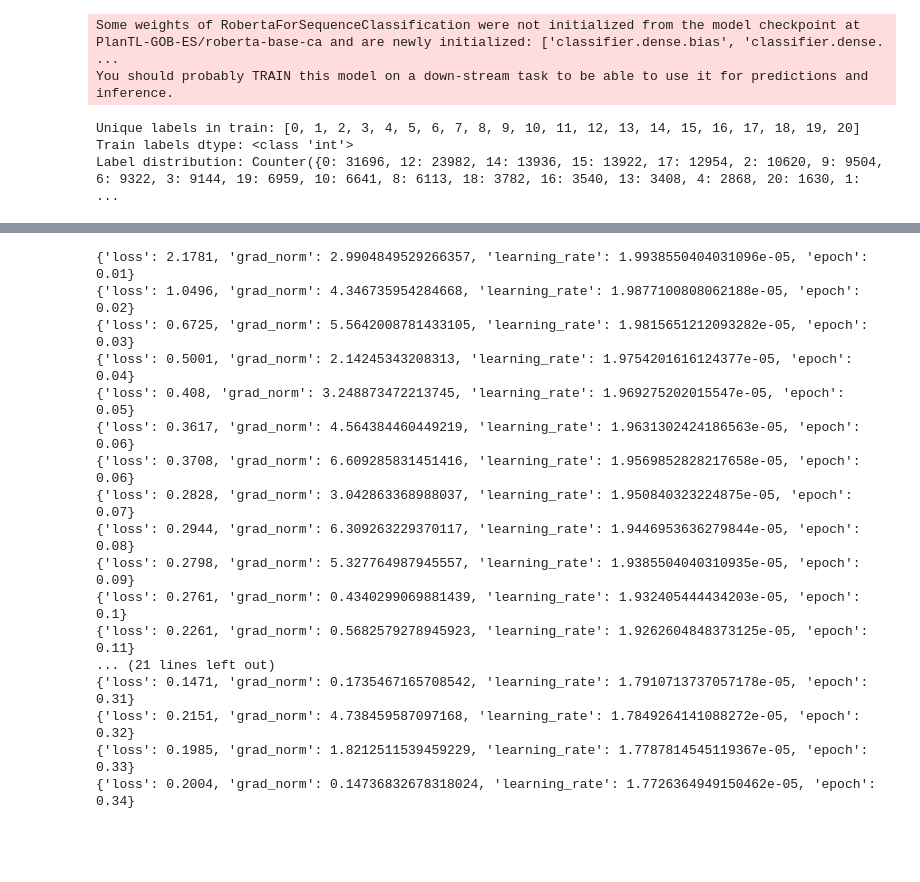
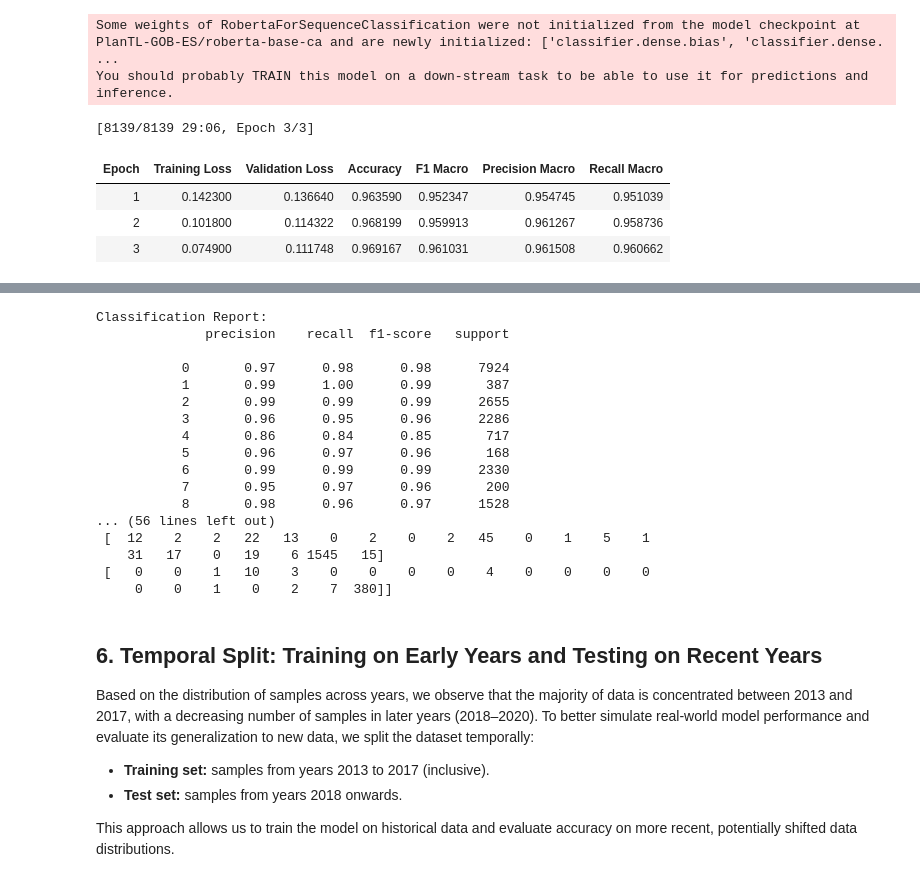
Before and after one commit to excxe/neuro, a Jupyter notebook: neuro.ipynb, the cells around one changed output, grey strips where cells are left out. Saved outputs shown, nothing was run; the diff lists cells and outputs as text; code cells hidden in the pictures; blank space fills up the shorter version.

Commit message:
New metrics added, Accuracy per years calculated, parameters of models actualized

```diff
--- a/neuro.ipynb
+++ b/neuro.ipynb
@@ -185,7 +185,7 @@ model_checkpoint = "PlanTL-GOB-ES/roberta-base-ca"
 # Load the pretrained BERT tokenizer to convert texts into input IDs and attention masks.
 tokenizer = AutoTokenizer.from_pretrained(model_checkpoint)
 
-max_length = 32  # Chosen based on the actual distribution: most texts have <= 14 words, 32 covers almost all cases.
+max_length = 64  # Cover occasional longer texts and better leverage available GPU memory
 
 def tokenize_batch(batch):
     # Tokenize texts, truncating or padding to a fixed max_length for batch processing.
@@ -240,23 +250,44 @@ You should probably TRAIN this model on a down-stream task to be able to use it
 # %%
 def compute_metrics(eval_pred):
     logits, labels = eval_pred
     preds = np.argmax(logits, axis=-1)
-    # Evaluate classification accuracy for validation, as required by project grading.
-    return {"accuracy": accuracy_score(labels, preds)}
+
+    accuracy = accuracy_score(labels, preds)
+    f1_macro = f1_score(labels, preds, average='macro')       # Average F1 score across classes
+    precision_macro = precision_score(labels, preds, average='macro')  # Average precision across classes
+    recall_macro = recall_score(labels, preds, average='macro')        # Average recall across classes
+
+    return {
+        "accuracy": accuracy,
+        "f1_macro": f1_macro,
+        "precision_macro": precision_macro,
+        "recall_macro": recall_macro
+    }
 
 trainer = Trainer(
     model=model,
     args=training_args,
     train_dataset=train_dataset,
     eval_dataset=val_dataset,
     compute_metrics=compute_metrics
 )
 
 trainer.train()
+trainer.save_model("./best_roberta_ca_model_strats")
 
-# Save the best model for later inference and submission.
-trainer.save_model("./best_roberta_ca_model")
+# After training, get predictions on validation set for detailed analysis
+predictions = trainer.predict(val_dataset)
+preds = np.argmax(predictions.predictions, axis=-1)
+labels = predictions.label_ids
+
+print("Classification Report:")
+print(classification_report(labels, preds))
+
+print("Confusion Matrix:")
+print(confusion_matrix(labels, preds))
 # %% [output]
-Unique labels in train: [0, 1, 2, 3, 4, 5, 6, 7, 8, 9, 10, 11, 12, 13, 14, 15, 16, 17, 18, 19, 20]
-Train labels dtype: <class 'int'>
-Label distribution: Counter({0: 31696, 12: 23982, 14: 13936, 15: 13922, 17: 12954, 2: 10620, 9: 9504, 6: 9322, 3: 9144, 19: 6959, 10: 6641, 8: 6113, 18: 3782, 16: 3540, 13: 3408, 4: 2868, 20: 1630, 1: ...
+[8139/8139 29:06, Epoch 3/3]
+| Epoch | Training Loss | Validation Loss | Accuracy | F1 Macro | Precision Macro | Recall Macro |
+| 1 | 0.142300 | 0.136640 | 0.963590 | 0.952347 | 0.954745 | 0.951039 |
+| 2 | 0.101800 | 0.114322 | 0.968199 | 0.959913 | 0.961267 | 0.958736 |
+| 3 | 0.074900 | 0.111748 | 0.969167 | 0.961031 | 0.961508 | 0.960662 |
@@ -263,17 +295,26 @@ Label distribution: Counter({0: 31696, 12: 23982, 14: 13936, 15: 13922, 17: 1295
-{'loss': 2.1781, 'grad_norm': 2.9904849529266357, 'learning_rate': 1.9938550404031096e-05, 'epoch': 0.01}
-{'loss': 1.0496, 'grad_norm': 4.346735954284668, 'learning_rate': 1.9877100808062188e-05, 'epoch': 0.02}
-{'loss': 0.6725, 'grad_norm': 5.5642008781433105, 'learning_rate': 1.9815651212093282e-05, 'epoch': 0.03}
-{'loss': 0.5001, 'grad_norm': 2.14245343208313, 'learning_rate': 1.9754201616124377e-05, 'epoch': 0.04}
-{'loss': 0.408, 'grad_norm': 3.248873472213745, 'learning_rate': 1.969275202015547e-05, 'epoch': 0.05}
-{'loss': 0.3617, 'grad_norm': 4.564384460449219, 'learning_rate': 1.9631302424186563e-05, 'epoch': 0.06}
-{'loss': 0.3708, 'grad_norm': 6.609285831451416, 'learning_rate': 1.9569852828217658e-05, 'epoch': 0.06}
-{'loss': 0.2828, 'grad_norm': 3.042863368988037, 'learning_rate': 1.950840323224875e-05, 'epoch': 0.07}
-{'loss': 0.2944, 'grad_norm': 6.309263229370117, 'learning_rate': 1.9446953636279844e-05, 'epoch': 0.08}
-{'loss': 0.2798, 'grad_norm': 5.327764987945557, 'learning_rate': 1.9385504040310935e-05, 'epoch': 0.09}
-{'loss': 0.2761, 'grad_norm': 0.4340299069881439, 'learning_rate': 1.932405444434203e-05, 'epoch': 0.1}
-{'loss': 0.2261, 'grad_norm': 0.5682579278945923, 'learning_rate': 1.9262604848373125e-05, 'epoch': 0.11}
-... (21 lines left out)
-{'loss': 0.1471, 'grad_norm': 0.1735467165708542, 'learning_rate': 1.7910713737057178e-05, 'epoch': 0.31}
-{'loss': 0.2151, 'grad_norm': 4.738459587097168, 'learning_rate': 1.7849264141088272e-05, 'epoch': 0.32}
-{'loss': 0.1985, 'grad_norm': 1.8212511539459229, 'learning_rate': 1.7787814545119367e-05, 'epoch': 0.33}
-{'loss': 0.2004, 'grad_norm': 0.14736832678318024, 'learning_rate': 1.7726364949150462e-05, 'epoch': 0.34}
+Classification Report:
+              precision    recall  f1-score   support
+
+           0       0.97      0.98      0.98      7924
+           1       0.99      1.00      0.99       387
+           2       0.99      0.99      0.99      2655
+           3       0.96      0.95      0.96      2286
+           4       0.86      0.84      0.85       717
+           5       0.96      0.97      0.96       168
+           6       0.99      0.99      0.99      2330
+           7       0.95      0.97      0.96       200
+           8       0.98      0.96      0.97      1528
+... (56 lines left out)
+ [  12    2    2   22   13    0    2    0    2   45    0    1    5    1
+    31   17    0   19    6 1545   15]
+ [   0    0    1   10    3    0    0    0    0    4    0    0    0    0
+     0    0    1    0    2    7  380]]
+# %% [markdown]
+## 6. Temporal Split: Training on Early Years and Testing on Recent Years
+
+Based on the distribution of samples across years, we observe that the majority of data is concentrated between 2013 and 2017, with a decreasing number of samples in later years (2018–2020). To better simulate real-world model performance and evaluate its generalization to new data, we split the dataset temporally:
+
+- **Training set:** samples from years 2013 to 2017 (inclusive).
+- **Test set:** samples from years 2018 onwards.
+
+This approach allows us to train the model on historical data and evaluate accuracy on more recent, potentially shifted data distributions.
```
Also changed, not shown: parts of 11 cells of this notebook, 1 other file.
